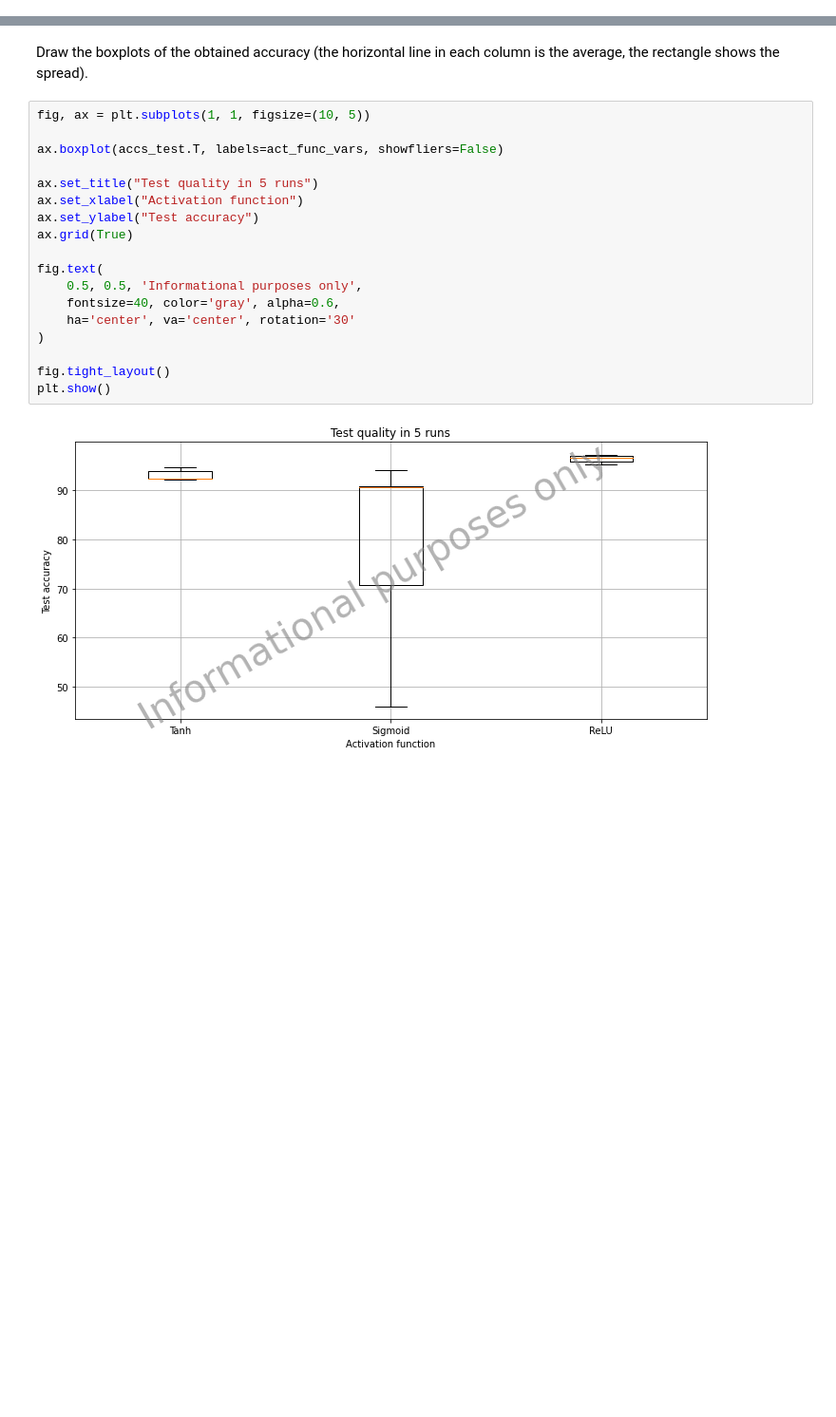
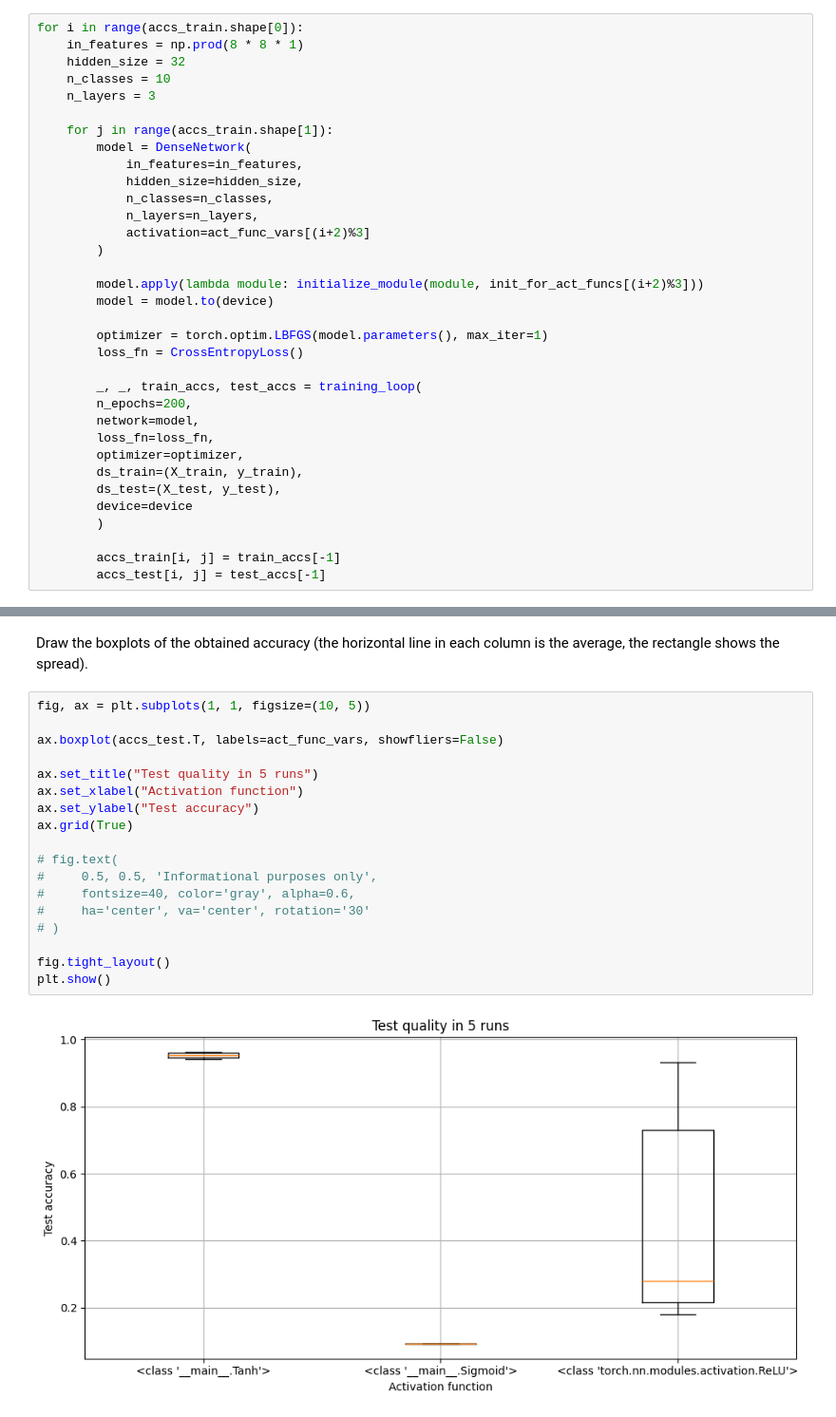
Before and after one commit to asahium/university-homeworks, a Jupyter notebook: CUB/DL/hw1/practice1.ipynb, the cells around one changed output, grey strips where cells are left out. Shown at 95% size. Cells and saved outputs as stored; diff of their text form; blank space fills up the shorter version.

```diff
--- a/CUB/DL/hw1/practice1.ipynb
+++ b/CUB/DL/hw1/practice1.ipynb
@@ -1637,0 +1733,34 @@ Loss (Train/Test): 0.000/0.731. Accuracy, % (Train/Test): 100.00/96.67
+# %%
+for i in range(accs_train.shape[0]):
+    in_features = np.prod(8 * 8 * 1)
+    hidden_size = 32
+    n_classes = 10
+    n_layers = 3
+
+    for j in range(accs_train.shape[1]):
+        model = DenseNetwork(
+            in_features=in_features,
+            hidden_size=hidden_size,
+            n_classes=n_classes,
+            n_layers=n_layers,
+            activation=act_func_vars[(i+2)%3]
+        )
+
+        model.apply(lambda module: initialize_module(module, init_for_act_funcs[(i+2)%3]))
+        model = model.to(device)
+
+        optimizer = torch.optim.LBFGS(model.parameters(), max_iter=1)
+        loss_fn = CrossEntropyLoss()
+
+        _, _, train_accs, test_accs = training_loop(
+        n_epochs=200,
+        network=model,
+        loss_fn=loss_fn,
+        optimizer=optimizer,
+        ds_train=(X_train, y_train),
+        ds_test=(X_test, y_test),
+        device=device
+        )
+
+        accs_train[i, j] = train_accs[-1]
+        accs_test[i, j] = test_accs[-1]
@@ -1640,23 +1891,23 @@ Draw the boxplots of the obtained accuracy (the horizontal line in each column i
 # %%
 fig, ax = plt.subplots(1, 1, figsize=(10, 5))
 
 ax.boxplot(accs_test.T, labels=act_func_vars, showfliers=False)
 
 ax.set_title("Test quality in 5 runs")
 ax.set_xlabel("Activation function")
 ax.set_ylabel("Test accuracy")
 ax.grid(True)
 
-fig.text(
-    0.5, 0.5, 'Informational purposes only',
-    fontsize=40, color='gray', alpha=0.6,
-    ha='center', va='center', rotation='30'
-)
+# fig.text(
+#     0.5, 0.5, 'Informational purposes only',
+#     fontsize=40, color='gray', alpha=0.6,
+#     ha='center', va='center', rotation='30'
+# )
 
 fig.tight_layout()
 plt.show()
 # %% [output]
-[figure, old version]
+[figure, new version]
 # %% [markdown]
 Give a detailed answer to the questions (in the same cell):
 * How do the accuracy and stability of the training process differ for different activation functions?
```
Also changed, not shown: parts of 43 cells of this notebook, 1 other file.
